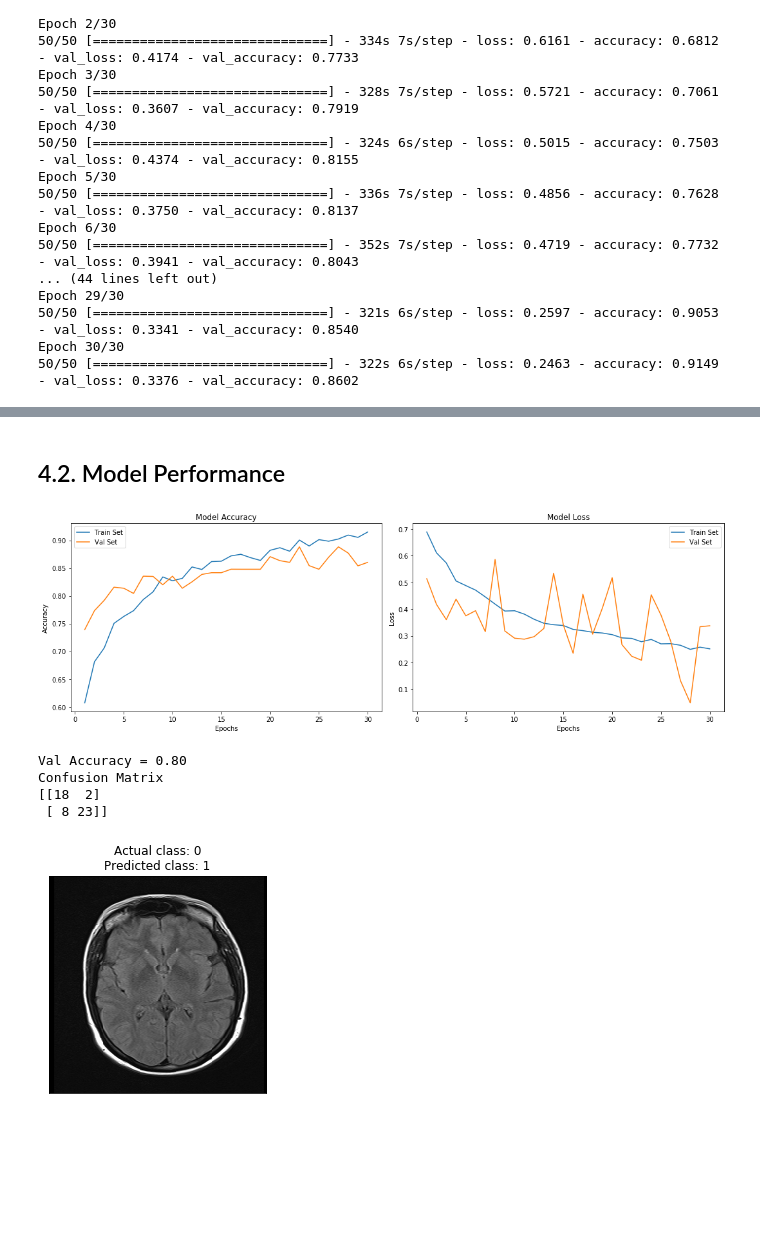
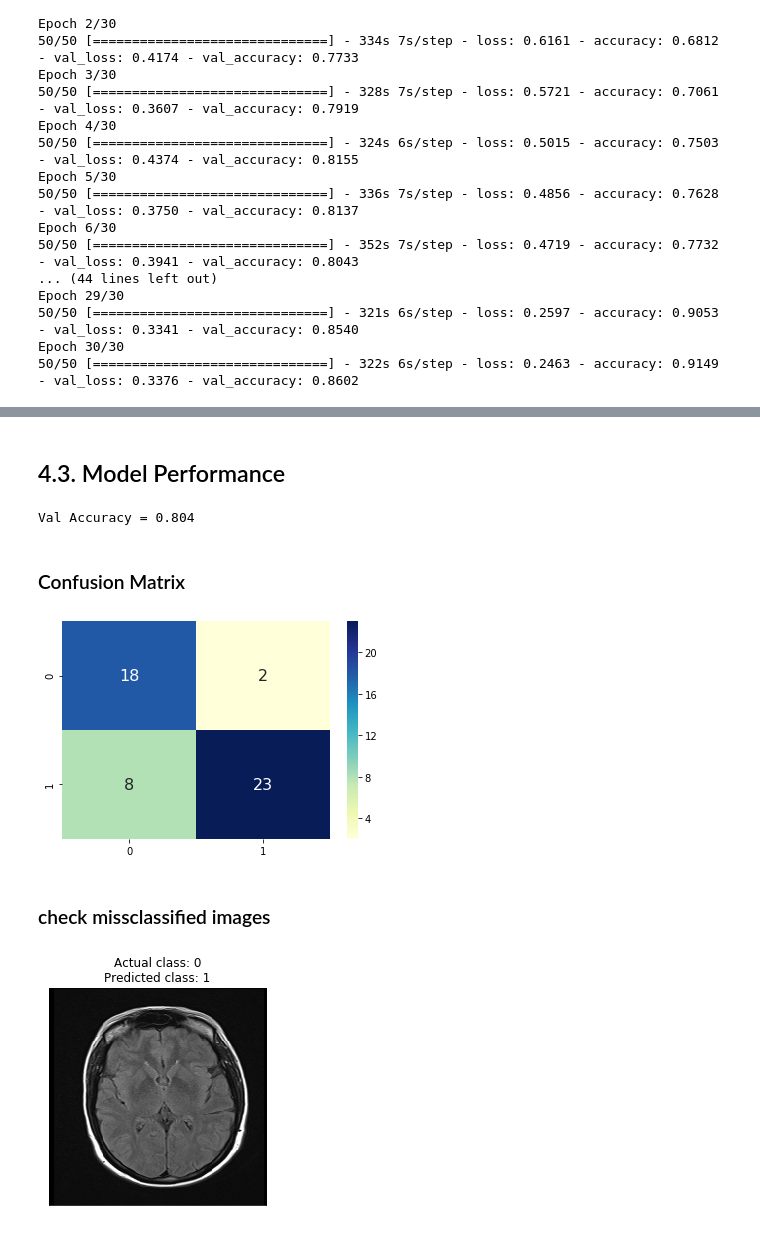
Before and after one commit to kimjinho1/Tumor-detection, a Jupyter notebook: brain-tumor-detection.ipynb, the cells around one changed output, grey strips where cells are left out. Cells and saved outputs as stored; diff of their text form; code cells hidden in the pictures; blank space fills up the shorter version.

```diff
--- a/brain-tumor-detection.ipynb
+++ b/brain-tumor-detection.ipynb
@@ -362,49 +394,21 @@ Epoch 30/30
 # %% [markdown]
-## <a id='perf'>4.2. Model Performance</a>
+## <a id='perf'>4.3. Model Performance</a>
-# %%
-# plot model performance
-acc = history.history['accuracy']
-val_acc = history.history['val_accuracy']
-loss = history.history['loss']
-val_loss = history.history['val_loss']
-epochs_range = range(1, len(history.epoch) + 1)
-
-plt.figure(figsize=(15,5))
-
-plt.subplot(1, 2, 1)
-plt.plot(epochs_range, acc, label='Train Set')
-plt.plot(epochs_range, val_acc, label='Val Set')
-plt.legend(loc="best")
-plt.xlabel('Epochs')
-plt.ylabel('Accuracy')
-plt.title('Model Accuracy')
-
-plt.subplot(1, 2, 2)
-plt.plot(epochs_range, loss, label='Train Set')
-plt.plot(epochs_range, val_loss, label='Val Set')
-plt.legend(loc="best")
-plt.xlabel('Epochs')
-plt.ylabel('Loss')
-plt.title('Model Loss')
-
-plt.tight_layout()
-plt.show()
-# %% [output]
-[figure, removed]
 # %%
 pred = model.predict(test)
 pred = [1 if x>0.5 else 0 for x in pred]
 
 acc = accuracy_score(validation_generator.labels, pred)
-print('Val Accuracy = %.2f' % acc)
-
-print('Confusion Matrix')
-confusion_mtx = confusion_matrix(validation_generator.labels, pred)
-print(confusion_mtx)
+print('Val Accuracy = %.3f' % acc)
 # %% [output]
-Val Accuracy = 0.80
-Confusion Matrix
-[[18  2]
- [ 8 23]]
+Val Accuracy = 0.804
+# %% [markdown]
+### Confusion Matrix
+# %%
+confusion_mtx = confusion_matrix(validation_generator.labels, pred)
+ax = sns.heatmap(confusion_mtx, annot=True, annot_kws={"size": 16}, cmap="YlGnBu")
+# %% [output]
+[figure, added]
+# %% [markdown]
+### check missclassified images
 # %%
 ind_list = np.argwhere((validation_generator.labels == pred) == False)[:, -1]
```
Also changed, not shown: parts of 6 cells of this notebook.
